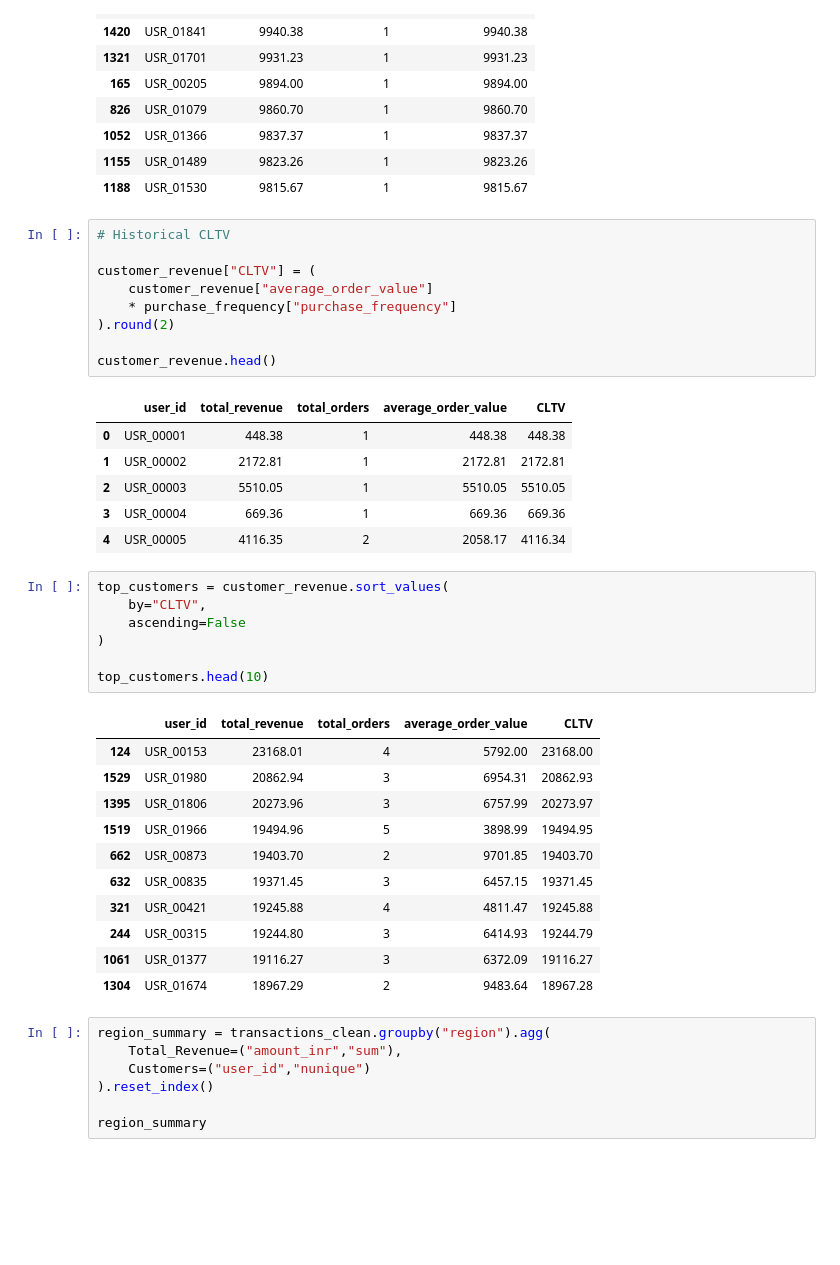
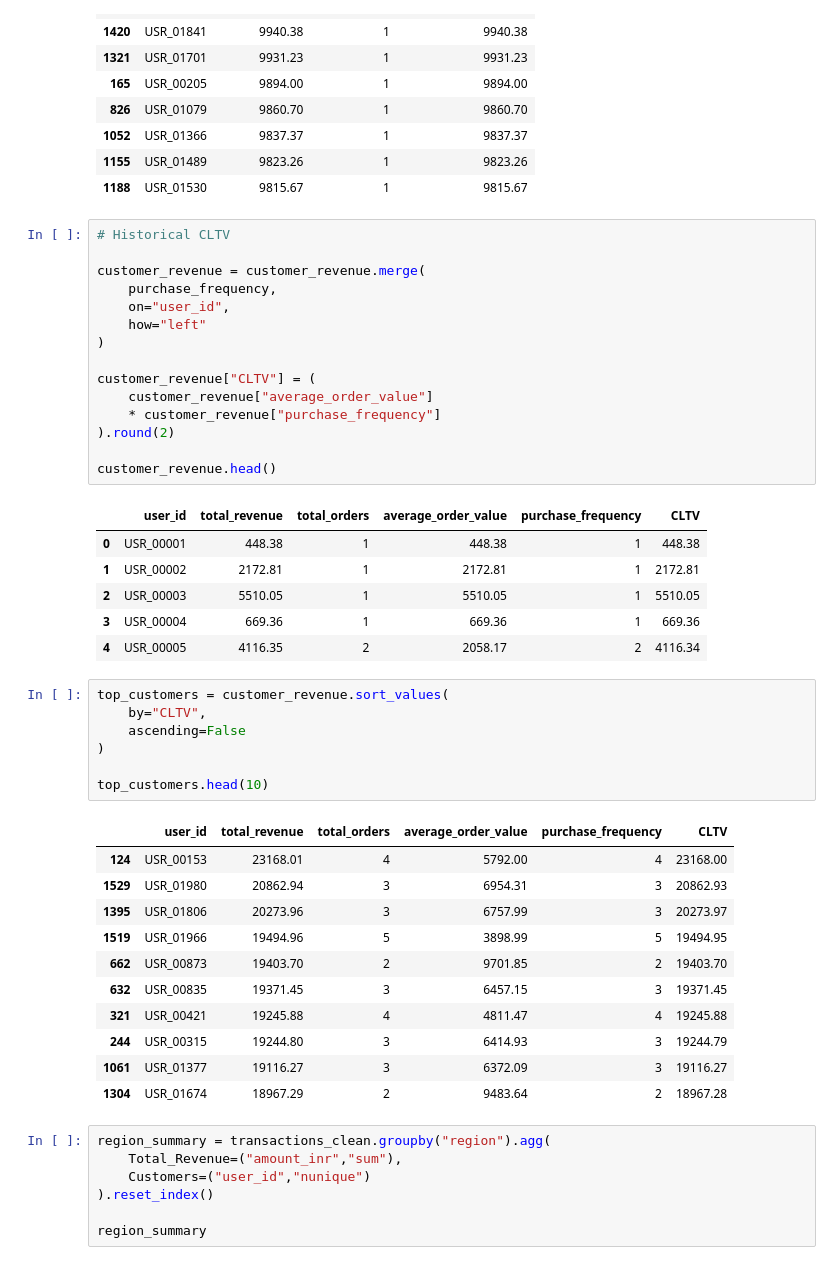
Before and after one commit to poonambokde/Project2-Cohort-Retention-CLTV, a Jupyter notebook: Notebook/03_CLTV_Calculation.ipynb, the cells around one changed output. Drawn from its saved outputs; the diff is of its cells as text; blank space fills up the shorter version.

Commit message:
fixes #24 - correct historical CLTV calculation

```diff
--- a/Notebook/03_CLTV_Calculation.ipynb
+++ b/Notebook/03_CLTV_Calculation.ipynb
@@ -181,19 +185,25 @@ customer_revenue.sort_values(
 # %%
 # Historical CLTV
 
+customer_revenue = customer_revenue.merge(
+    purchase_frequency,
+    on="user_id",
+    how="left"
+)
+
 customer_revenue["CLTV"] = (
     customer_revenue["average_order_value"]
-    * purchase_frequency["purchase_frequency"]
+    * customer_revenue["purchase_frequency"]
 ).round(2)
 
 customer_revenue.head()
 # %% [output]
-|  | user_id | total_revenue | total_orders | average_order_value | CLTV |
-| 0 | USR_00001 | 448.38 | 1 | 448.38 | 448.38 |
-| 1 | USR_00002 | 2172.81 | 1 | 2172.81 | 2172.81 |
-| 2 | USR_00003 | 5510.05 | 1 | 5510.05 | 5510.05 |
-| 3 | USR_00004 | 669.36 | 1 | 669.36 | 669.36 |
-| 4 | USR_00005 | 4116.35 | 2 | 2058.17 | 4116.34 |
+|  | user_id | total_revenue | total_orders | average_order_value | purchase_frequency | CLTV |
+| 0 | USR_00001 | 448.38 | 1 | 448.38 | 1 | 448.38 |
+| 1 | USR_00002 | 2172.81 | 1 | 2172.81 | 1 | 2172.81 |
+| 2 | USR_00003 | 5510.05 | 1 | 5510.05 | 1 | 5510.05 |
+| 3 | USR_00004 | 669.36 | 1 | 669.36 | 1 | 669.36 |
+| 4 | USR_00005 | 4116.35 | 2 | 2058.17 | 2 | 4116.34 |
 # %%
 top_customers = customer_revenue.sort_values(
     by="CLTV",
@@ -202,17 +212,17 @@ top_customers = customer_revenue.sort_values(
 
 top_customers.head(10)
 # %% [output]
-|  | user_id | total_revenue | total_orders | average_order_value | CLTV |
-| 124 | USR_00153 | 23168.01 | 4 | 5792.00 | 23168.00 |
-| 1529 | USR_01980 | 20862.94 | 3 | 6954.31 | 20862.93 |
-| 1395 | USR_01806 | 20273.96 | 3 | 6757.99 | 20273.97 |
-| 1519 | USR_01966 | 19494.96 | 5 | 3898.99 | 19494.95 |
-| 662 | USR_00873 | 19403.70 | 2 | 9701.85 | 19403.70 |
-| 632 | USR_00835 | 19371.45 | 3 | 6457.15 | 19371.45 |
-| 321 | USR_00421 | 19245.88 | 4 | 4811.47 | 19245.88 |
-| 244 | USR_00315 | 19244.80 | 3 | 6414.93 | 19244.79 |
-| 1061 | USR_01377 | 19116.27 | 3 | 6372.09 | 19116.27 |
-| 1304 | USR_01674 | 18967.29 | 2 | 9483.64 | 18967.28 |
+|  | user_id | total_revenue | total_orders | average_order_value | purchase_frequency | CLTV |
+| 124 | USR_00153 | 23168.01 | 4 | 5792.00 | 4 | 23168.00 |
+| 1529 | USR_01980 | 20862.94 | 3 | 6954.31 | 3 | 20862.93 |
+| 1395 | USR_01806 | 20273.96 | 3 | 6757.99 | 3 | 20273.97 |
+| 1519 | USR_01966 | 19494.96 | 5 | 3898.99 | 5 | 19494.95 |
+| 662 | USR_00873 | 19403.70 | 2 | 9701.85 | 2 | 19403.70 |
+| 632 | USR_00835 | 19371.45 | 3 | 6457.15 | 3 | 19371.45 |
+| 321 | USR_00421 | 19245.88 | 4 | 4811.47 | 4 | 19245.88 |
+| 244 | USR_00315 | 19244.80 | 3 | 6414.93 | 3 | 19244.79 |
+| 1061 | USR_01377 | 19116.27 | 3 | 6372.09 | 3 | 19116.27 |
+| 1304 | USR_01674 | 18967.29 | 2 | 9483.64 | 2 | 18967.28 |
 # %%
 region_summary = transactions_clean.groupby("region").agg(
     Total_Revenue=("amount_inr","sum"),
```
Also changed, not shown: parts of 2 cells of this notebook.
